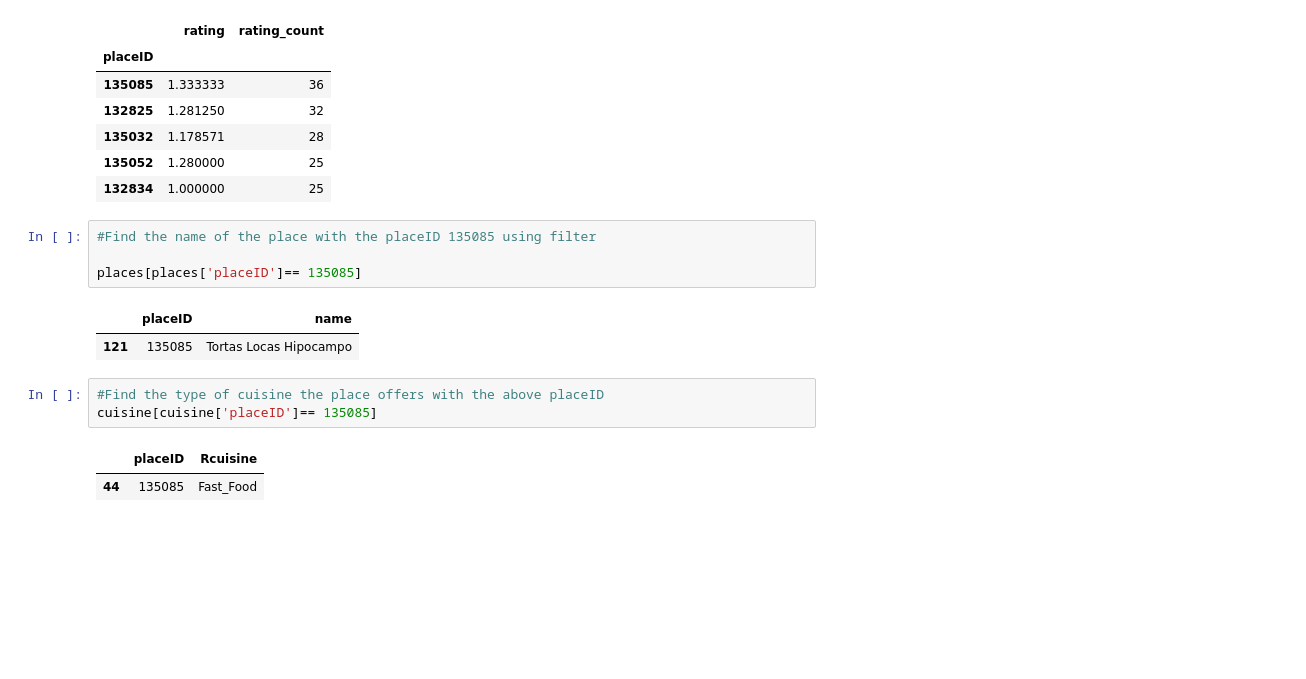
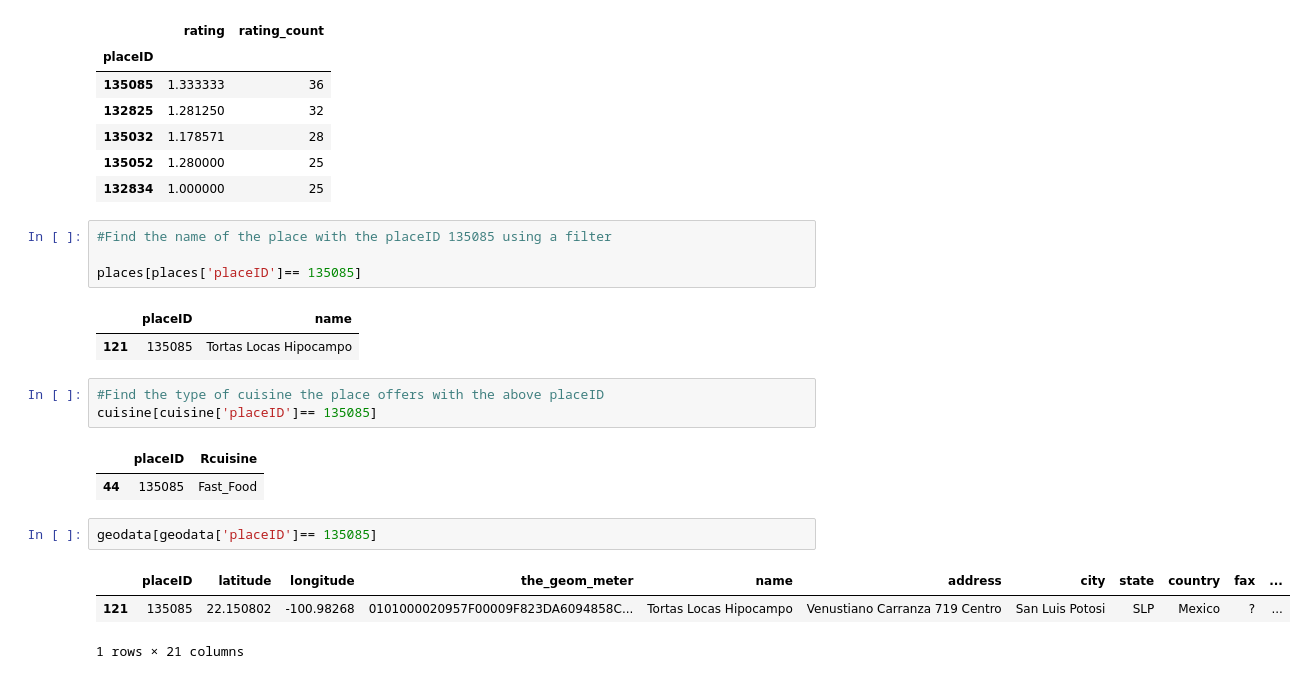
Before and after one commit to edotienog/Content-Based-Recommendation-System-, a Jupyter notebook: correlationBasedRecommendation.ipynb, the cells around one changed output. Saved outputs shown, nothing was run; the diff lists cells and outputs as text; blank space fills up the shorter version.

```diff
--- a/correlationBasedRecommendation.ipynb
+++ b/correlationBasedRecommendation.ipynb
@@ -111,7 +111,7 @@ rating.sort_values('rating_count', ascending=False).head()
 | 135052 | 1.280000 | 25 |
 | 132834 | 1.000000 | 25 |
 # %%
-#Find the name of the place with the placeID 135085 using filter
+#Find the name of the place with the placeID 135085 using a filter
 
 places[places['placeID']== 135085]
 # %% [output]
@@ -123,3 +123,9 @@ cuisine[cuisine['placeID']== 135085]
 # %% [output]
 |  | placeID | Rcuisine |
 | 44 | 135085 | Fast_Food |
+# %%
+geodata[geodata['placeID']== 135085]
+# %% [output]
+|  | placeID | latitude | longitude | the_geom_meter | name | address | city | state | country | fax | ... |
+| 121 | 135085 | 22.150802 | -100.98268 | 0101000020957F00009F823DA6094858C... | Tortas Locas Hipocampo | Venustiano Carranza 719 Centro | San Luis Potosi | SLP | Mexico | ? | ... |
+1 rows × 21 columns
```
Also changed, not shown: parts of 10 cells of this notebook.
